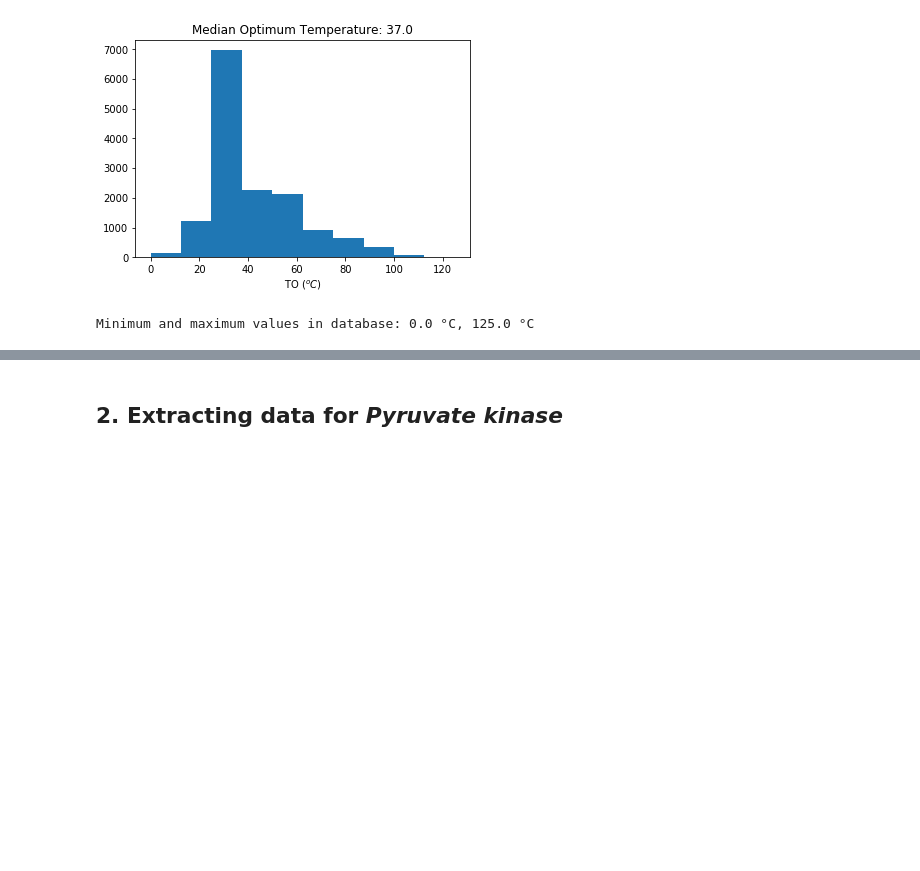
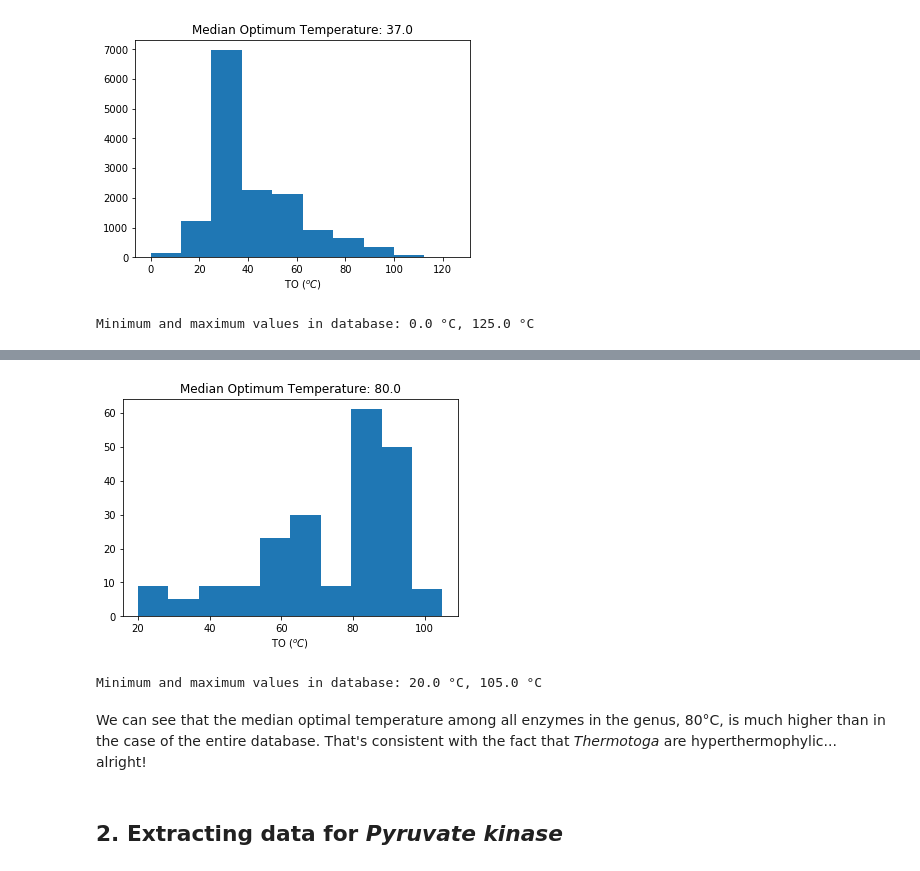
Before and after one commit to Robaina/BRENDApyrser, a Jupyter notebook: README.ipynb, the cells around one changed output, grey strips where cells are left out. Drawn from its saved outputs; the diff is of its cells as text; code cells hidden in the pictures; blank space fills up the shorter version.

```diff
--- a/README.ipynb
+++ b/README.ipynb
@@ -64,3 +69,19 @@ Minimum and maximum values in database: 0.0 °C, 125.0 °C
+# %%
+# Plot all enzyme optimal temperature values in the database
+species = 'Thermotoga'
+BRENDA_TO = np.array([v for r in brenda.reactions.filter_by_organism(species)
+                       for v in r.temperature.filter_by_condition('optimum').filter_by_organism(species).get_values()])
+values = BRENDA_TO[(BRENDA_TO >= 0)]
+plt.hist(values)
+plt.title(f'Median Optimum Temperature: {np.median(values)}')
+plt.xlabel('TO (${}^oC$)')
+plt.show()
+print(f'Minimum and maximum values in database: {values.min()} °C, {values.max()} °C')
+# %% [output]
+[figure, added]
+Minimum and maximum values in database: 20.0 °C, 105.0 °C
+# %% [markdown]
+We can see that the median optimal temperature among all enzymes in the genus, 80°C, is much higher than in the case of the entire database. That's consistent with the fact that _Thermotoga_ are hyperthermophylic... alright!
 # %% [markdown]
 ## 2. Extracting data for _Pyruvate kinase_
 # %%
```
Also changed, not shown: parts of 34 cells of this notebook, 10 other files.
